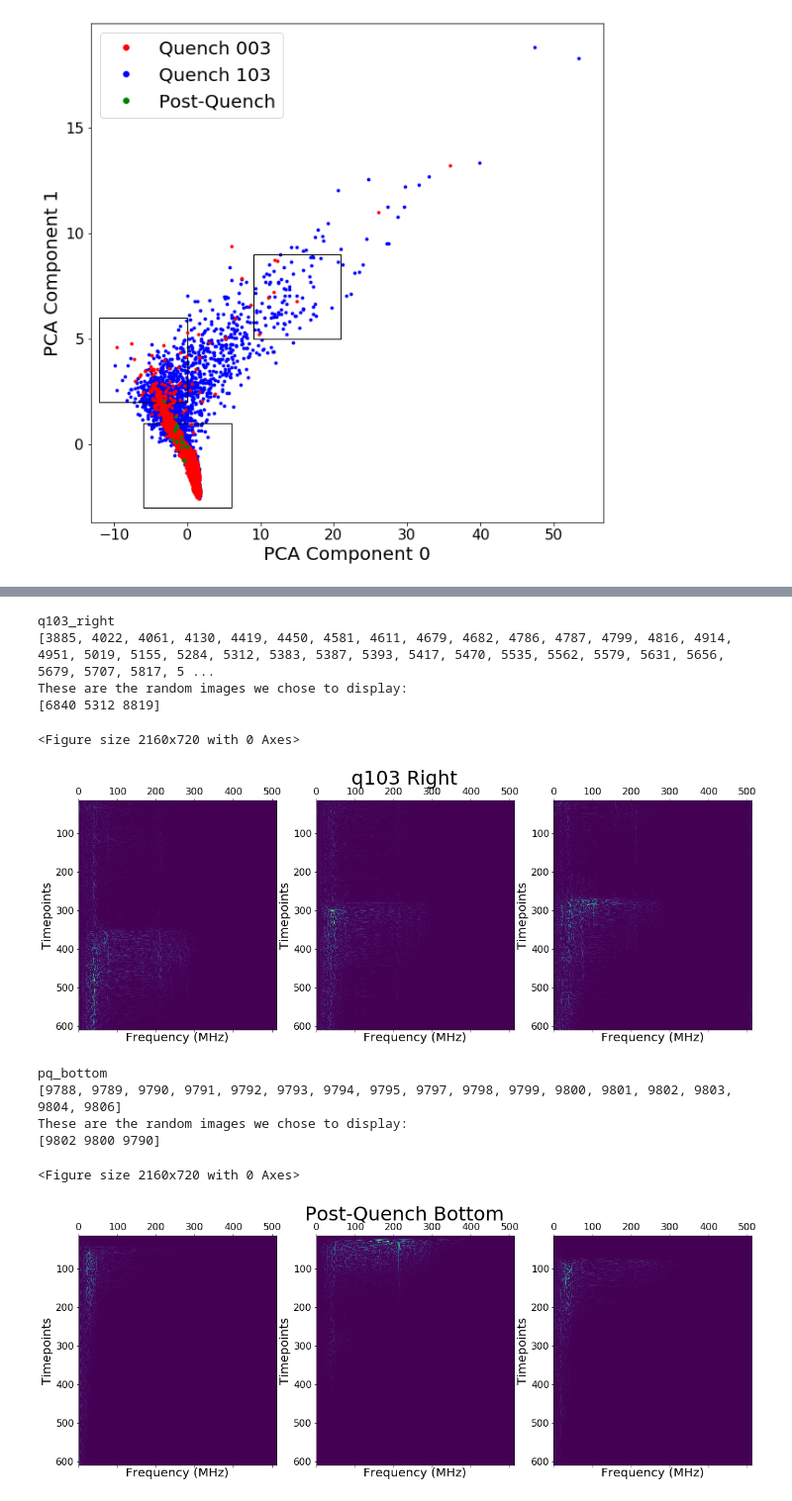
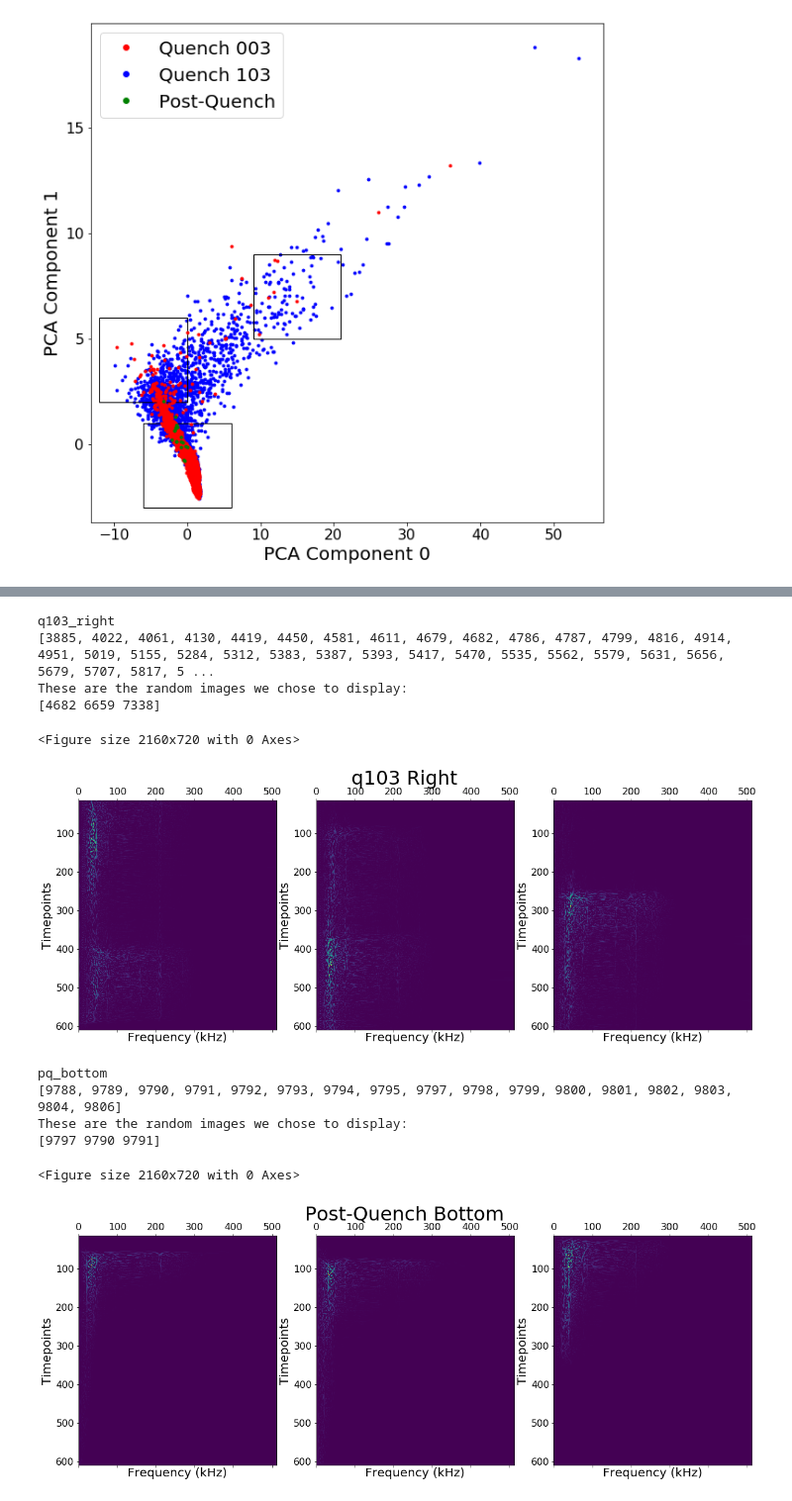
Before and after one commit to lastephey/magnet-notebooks, a Jupyter notebook: conv2d-autoencoder/plot_conv2d_spectrograms.ipynb, the cells around one changed output, grey strips where cells are left out. Shown at 99% size. Cells and saved outputs as stored; diff of their text form; code cells hidden in the pictures.

```diff
--- a/conv2d-autoencoder/plot_conv2d_spectrograms.ipynb
+++ b/conv2d-autoencoder/plot_conv2d_spectrograms.ipynb
@@ -507,15 +507,15 @@ show_images = qall_data[pick_3,:,:]
 fig, (ax_l, ax_c, ax_r) = plt.subplots(nrows=1, ncols=3, sharex=True, figsize=(20, 7))
 ax_l.matshow(show_images[0,:,:],cmap=colormap)
 ax_l.axis('equal')
-ax_l.set_xlabel('Frequency (MHz)')
+ax_l.set_xlabel('Frequency (kHz)')
 ax_l.set_ylabel('Timepoints')
 ax_c.matshow(show_images[1,:,:],cmap=colormap)
 ax_c.axis('equal')
-ax_c.set_xlabel('Frequency (MHz)')
+ax_c.set_xlabel('Frequency (kHz)')
 ax_c.set_ylabel('Timepoints')
 ax_r.matshow(show_images[2,:,:],cmap=colormap)
 ax_r.axis('equal')
-ax_r.set_xlabel('Frequency (MHz)')
+ax_r.set_xlabel('Frequency (kHz)')
 ax_r.set_ylabel('Timepoints')
 fig.suptitle('q103 Right', fontsize=32)
 plt.show()
@@ -523,9 +523,9 @@ plt.show()
 q103_right
 [3885, 4022, 4061, 4130, 4419, 4450, 4581, 4611, 4679, 4682, 4786, 4787, 4799, 4816, 4914, 4951, 5019, 5155, 5284, 5312, 5383, 5387, 5393, 5417, 5470, 5535, 5562, 5579, 5631, 5656, 5679, 5707, 5817, 5 ...
 These are the random images we chose to display:
-[6840 5312 8819]
+[4682 6659 7338]
 <Figure size 2160x720 with 0 Axes>
-[figure, old version]
+[figure, new version]
 # %%
 #postquench bottom
 
@@ -543,35 +543,35 @@ for i in range(qall_data.shape[0]):
 print("pq_bottom")
 print(pq_bottom)
 
 plt.figure(figsize=(30, 10))
 
 #randomly pick three images to show (not the first three)
 pick_3 = np.random.choice(pq_bottom, num_images)
 
 print("These are the random images we chose to display:")
 print(pick_3)
 
 show_images = qall_data[pick_3,:,:]
 
 fig, (ax_l, ax_c, ax_r) = plt.subplots(nrows=1, ncols=3, sharex=True, figsize=(20, 7))
 ax_l.matshow(show_images[0,:,:],cmap=colormap)
 ax_l.axis('equal')
-ax_l.set_xlabel('Frequency (MHz)')
+ax_l.set_xlabel('Frequency (kHz)')
 ax_l.set_ylabel('Timepoints')
 ax_c.matshow(show_images[1,:,:],cmap=colormap)
 ax_c.axis('equal')
-ax_c.set_xlabel('Frequency (MHz)')
+ax_c.set_xlabel('Frequency (kHz)')
 ax_c.set_ylabel('Timepoints')
 ax_r.matshow(show_images[2,:,:],cmap=colormap)
 ax_r.axis('equal')
-ax_r.set_xlabel('Frequency (MHz)')
+ax_r.set_xlabel('Frequency (kHz)')
 ax_r.set_ylabel('Timepoints')
 fig.suptitle('Post-Quench Bottom', fontsize=32)
 plt.show()
 # %% [output]
 pq_bottom
 [9788, 9789, 9790, 9791, 9792, 9793, 9794, 9795, 9797, 9798, 9799, 9800, 9801, 9802, 9803, 9804, 9806]
 These are the random images we chose to display:
-[9802 9800 9790]
+[9797 9790 9791]
 <Figure size 2160x720 with 0 Axes>
-[figure, old version]
+[figure, new version]
```
Also changed, not shown: parts of 5 cells of this notebook.
